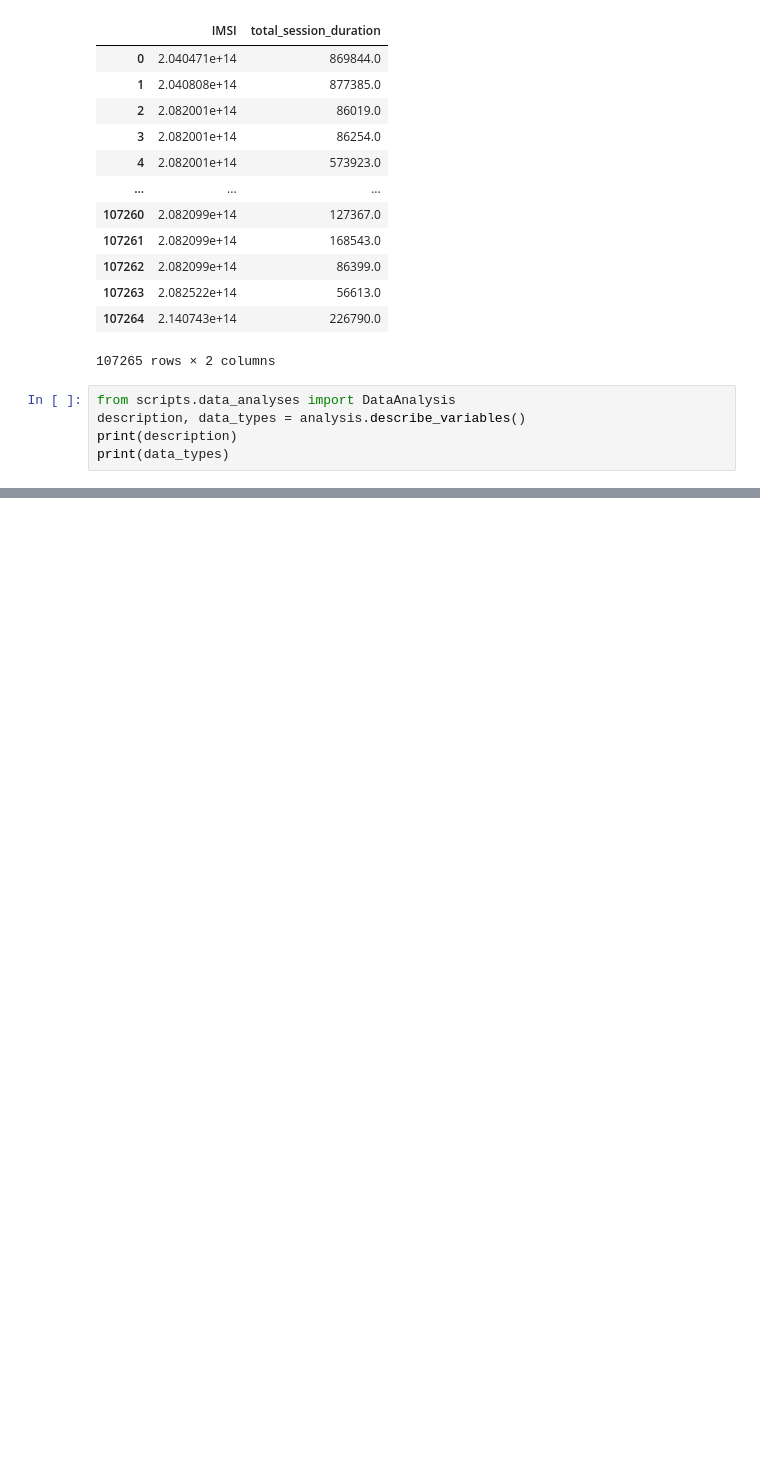
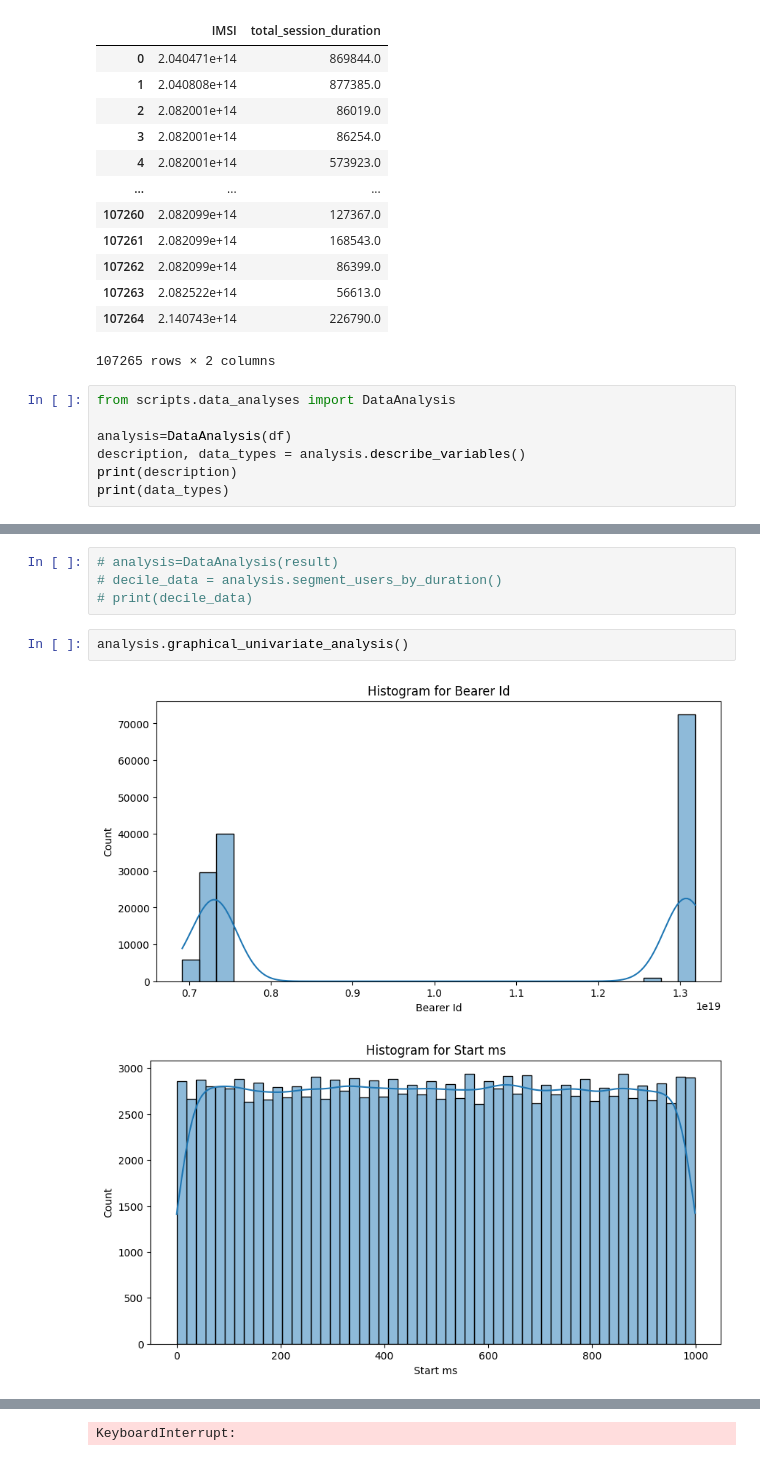
Before and after one commit to mamofideno/Situational-Overview-Business-need-analyses, a Jupyter notebook: notebooks/main.ipynb, the cells around one changed output, grey strips where cells are left out. Cells and saved outputs as stored; diff of their text form; blank space fills up the shorter version.

```diff
--- a/notebooks/main.ipynb
+++ b/notebooks/main.ipynb
@@ -85,6 +84,8 @@ result[['IMSI','total_session_duration']]
 107265 rows × 2 columns
 # %%
 from scripts.data_analyses import DataAnalysis
+
+analysis=DataAnalysis(df)
 description, data_types = analysis.describe_variables()
 print(description)
 print(data_types)
@@ -92,0 +110,9 @@ NameError: name 'analysis' is not defined
+# %%
+# analysis=DataAnalysis(result)
+# decile_data = analysis.segment_users_by_duration()
+# print(decile_data)
+# %%
+analysis.graphical_univariate_analysis()
+# %% [output]
+[figure, added]
+[figure, added]
@@ -92,0 +121 @@ NameError: name 'analysis' is not defined
+KeyboardInterrupt:
```
Also changed, not shown: parts of 17 cells of this notebook, 1 other file.
